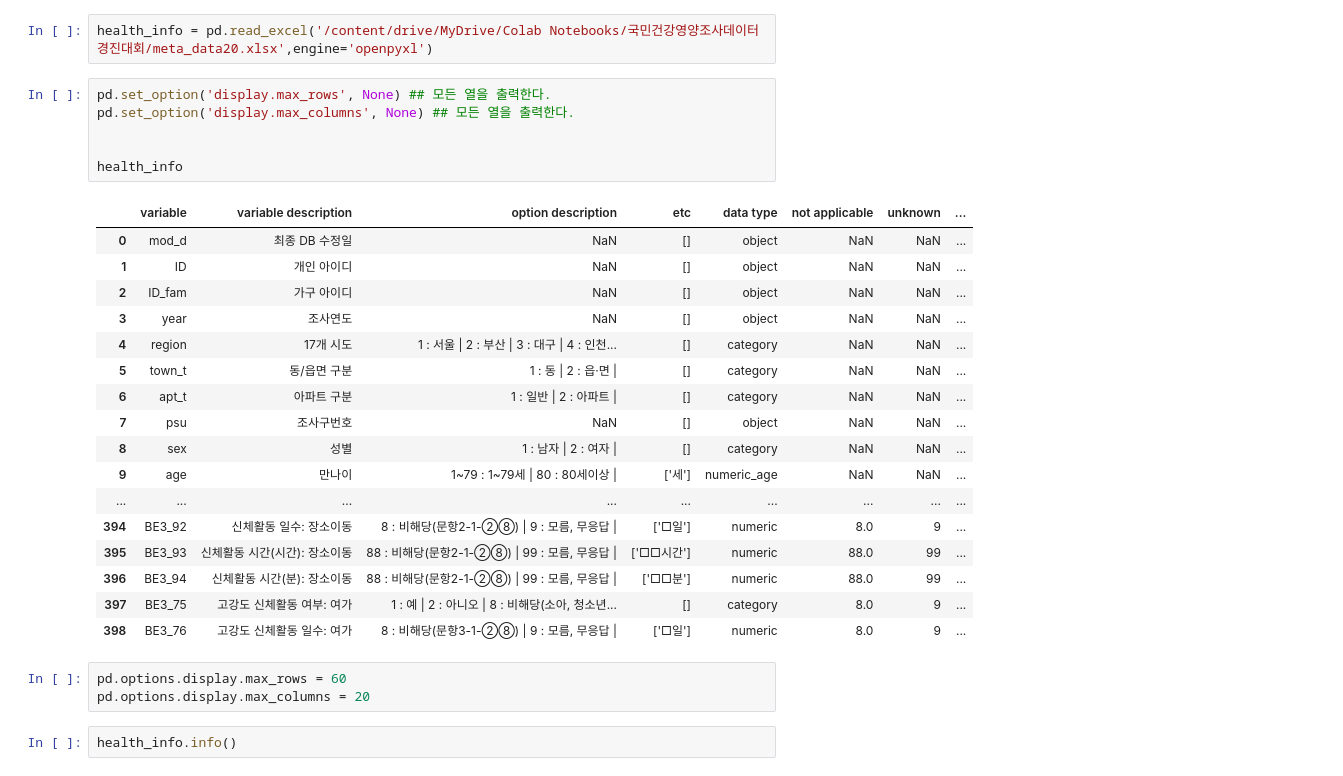
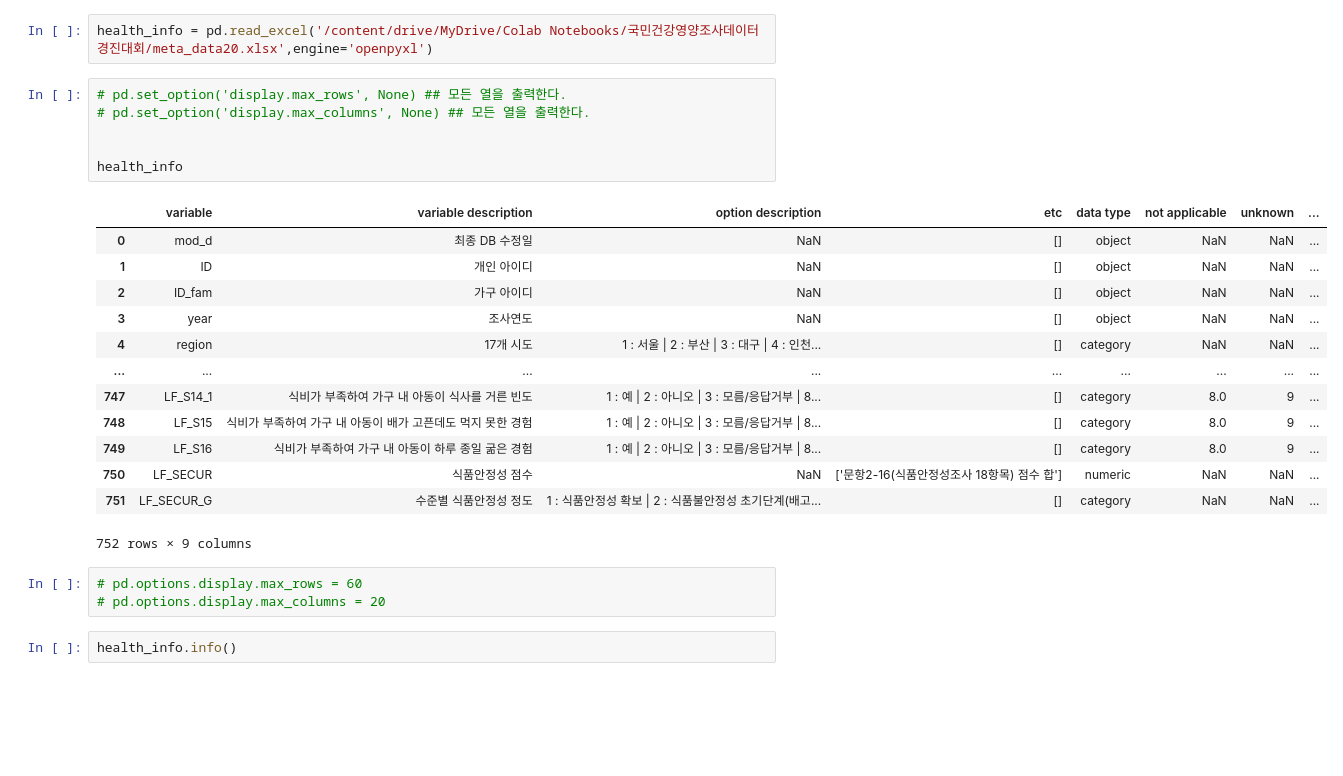
Before and after one commit to amthreeh/healthnutrition, a Jupyter notebook: nuritionC.ipynb, the cells around one changed output. Saved outputs shown, nothing was run; the diff lists cells and outputs as text; blank space fills up the shorter version.

```diff
--- a/nuritionC.ipynb
+++ b/nuritionC.ipynb
@@ -39,32 +49,28 @@ print(health.columns.tolist())
 # %%
 health_info = pd.read_excel('/content/drive/MyDrive/Colab Notebooks/국민건강영양조사데이터경진대회/meta_data20.xlsx',engine='openpyxl')
 # %%
-pd.set_option('display.max_rows', None) ## 모든 열을 출력한다.
-pd.set_option('display.max_columns', None) ## 모든 열을 출력한다.
+# pd.set_option('display.max_rows', None) ## 모든 열을 출력한다.
+# pd.set_option('display.max_columns', None) ## 모든 열을 출력한다.
 
 
 health_info
 # %% [output]
 |  | variable | variable description | option description | etc | data type | not applicable | unknown | ... |
 | 0 | mod_d | 최종 DB 수정일 | NaN | [] | object | NaN | NaN | ... |
 | 1 | ID | 개인 아이디 | NaN | [] | object | NaN | NaN | ... |
 | 2 | ID_fam | 가구 아이디 | NaN | [] | object | NaN | NaN | ... |
 | 3 | year | 조사연도 | NaN | [] | object | NaN | NaN | ... |
 | 4 | region | 17개 시도 | 1 : 서울 | 2 : 부산 | 3 : 대구 | 4 : 인천... | [] | category | NaN | NaN | ... |
-| 5 | town_t | 동/읍면 구분 | 1 : 동 | 2 : 읍·면 | | [] | category | NaN | NaN | ... |
-| 6 | apt_t | 아파트 구분 | 1 : 일반 | 2 : 아파트 | | [] | category | NaN | NaN | ... |
-| 7 | psu | 조사구번호 | NaN | [] | object | NaN | NaN | ... |
-| 8 | sex | 성별 | 1 : 남자 | 2 : 여자 | | [] | category | NaN | NaN | ... |
-| 9 | age | 만나이 | 1~79 : 1~79세 | 80 : 80세이상 | | ['세'] | numeric_age | NaN | NaN | ... |
 | ... | ... | ... | ... | ... | ... | ... | ... | ... |
-| 394 | BE3_92 | 신체활동 일수: 장소이동 | 8 : 비해당(문항2-1-②⑧) | 9 : 모름, 무응답 | | ['□일'] | numeric | 8.0 | 9 | ... |
-| 395 | BE3_93 | 신체활동 시간(시간): 장소이동 | 88 : 비해당(문항2-1-②⑧) | 99 : 모름, 무응답 | | ['□□시간'] | numeric | 88.0 | 99 | ... |
-| 396 | BE3_94 | 신체활동 시간(분): 장소이동 | 88 : 비해당(문항2-1-②⑧) | 99 : 모름, 무응답 | | ['□□분'] | numeric | 88.0 | 99 | ... |
-| 397 | BE3_75 | 고강도 신체활동 여부: 여가 | 1 : 예 | 2 : 아니오 | 8 : 비해당(소아, 청소년... | [] | category | 8.0 | 9 | ... |
-| 398 | BE3_76 | 고강도 신체활동 일수: 여가 | 8 : 비해당(문항3-1-②⑧) | 9 : 모름, 무응답 | | ['□일'] | numeric | 8.0 | 9 | ... |
+| 747 | LF_S14_1 | 식비가 부족하여 가구 내 아동이 식사를 거른 빈도 | 1 : 예 | 2 : 아니오 | 3 : 모름/응답거부 | 8... | [] | category | 8.0 | 9 | ... |
+| 748 | LF_S15 | 식비가 부족하여 가구 내 아동이 배가 고픈데도 먹지 못한 경험 | 1 : 예 | 2 : 아니오 | 3 : 모름/응답거부 | 8... | [] | category | 8.0 | 9 | ... |
+| 749 | LF_S16 | 식비가 부족하여 가구 내 아동이 하루 종일 굶은 경험 | 1 : 예 | 2 : 아니오 | 3 : 모름/응답거부 | 8... | [] | category | 8.0 | 9 | ... |
+| 750 | LF_SECUR | 식품안정성 점수 | NaN | ['문항2-16(식품안정성조사 18항목) 점수 합'] | numeric | NaN | NaN | ... |
+| 751 | LF_SECUR_G | 수준별 식품안정성 정도 | 1 : 식품안정성 확보 | 2 : 식품불안정성 초기단계(배고... | [] | category | NaN | NaN | ... |
+752 rows × 9 columns
 # %%
-pd.options.display.max_rows = 60
-pd.options.display.max_columns = 20
+# pd.options.display.max_rows = 60
+# pd.options.display.max_columns = 20
 # %%
 health_info.info()
 # %% [output]
```
Also changed, not shown: parts of 20 cells of this notebook.
